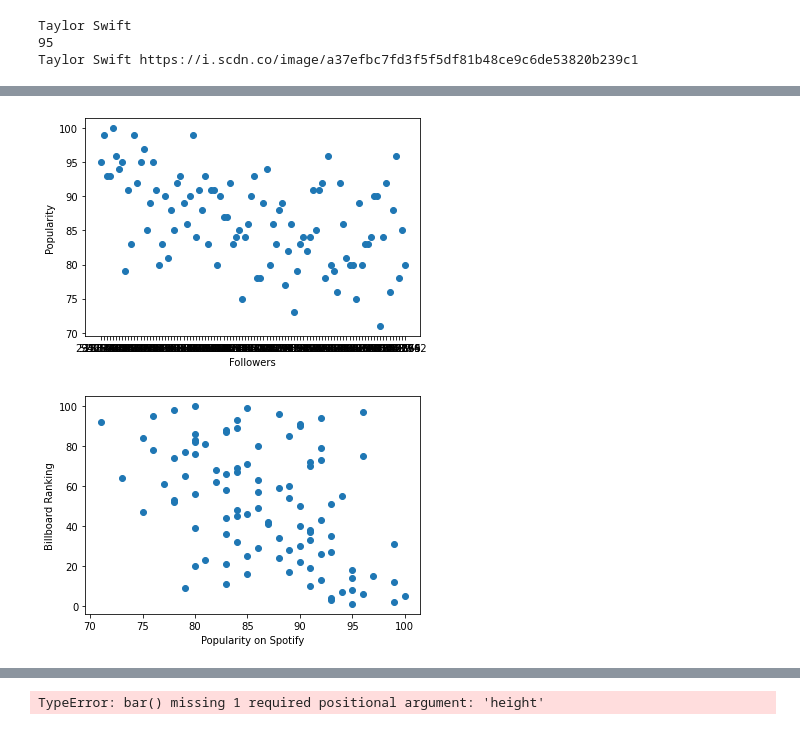
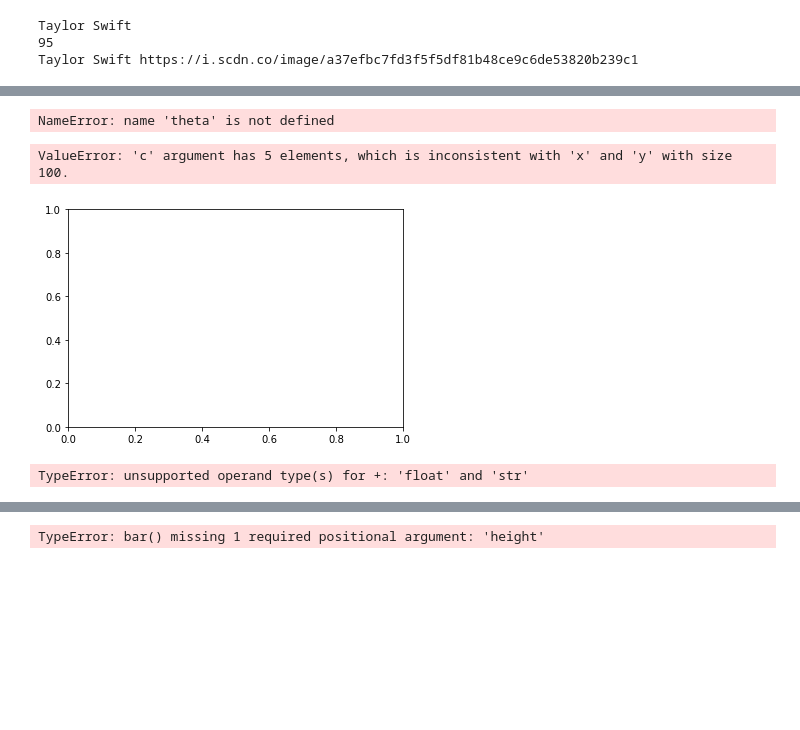
Before and after one commit to ssmith5800/project-1, a Jupyter notebook: Project one.ipynb, the cells around one changed output, grey strips where cells are left out. Cells and saved outputs as stored; diff of their text form; code cells hidden in the pictures; blank space fills up the shorter version.

```diff
--- a/Project one.ipynb
+++ b/Project one.ipynb
@@ -158,14 +158,28 @@ test_df.head()
-# %%
-plt.scatter(test_df.iloc[:,6],test_df.iloc[:,4])
-plt.xlabel('Followers')
-plt.ylabel('Popularity')
-plt.show()
-# %% [output]
-[figure, removed]
+# %%
+colors = theta
+# %% [output]
+NameError: name 'theta' is not defined
+# %%
+Popularity = test_df.iloc[:,4]
+Billboard_Ranking = test_df.iloc[:,0]
+correlation = st.pearsonr(Popularity,Billboard_Ranking)
+plt.scatter(Popularity,Billboard_Ranking, marker="o", c=colors, edgecolors="red",
+            alpha=0.50)
+plt.xlabel('Popularity on Spotify')
+plt.ylabel('Billboard Ranking')
+print(f"The correlation between both factors is {round(correlation[0],2)}")
+plt.show()
+# %% [output]
+ValueError: 'c' argument has 5 elements, which is inconsistent with 'x' and 'y' with size 100.
+[figure, added]
 # %%
-plt.scatter(test_df.iloc[:,4],test_df.iloc[:,0])
+Popularity = test_df.iloc[:,5]
+Billboard_Ranking = test_df.iloc[:,1]
+correlation = st.pearsonr(Popularity,Billboard_Ranking)
+plt.scatter(Popularity,Billboard_Ranking)
 plt.xlabel('Popularity on Spotify')
 plt.ylabel('Billboard Ranking')
+print(f"The correlation between both factors is {round(correlation[0],2)}")
 plt.show()
 # %% [output]
-[figure, removed]
+TypeError: unsupported operand type(s) for +: 'float' and 'str'
```
Also changed, not shown: parts of 15 cells of this notebook, 11 other files.
